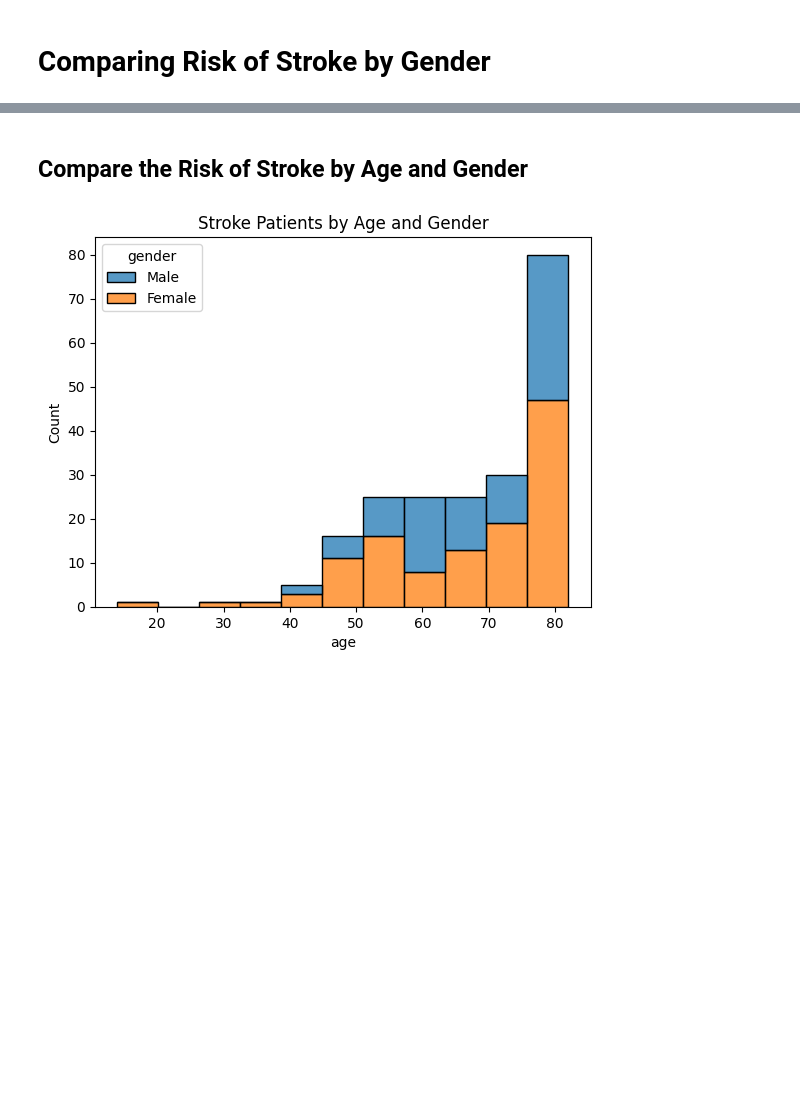
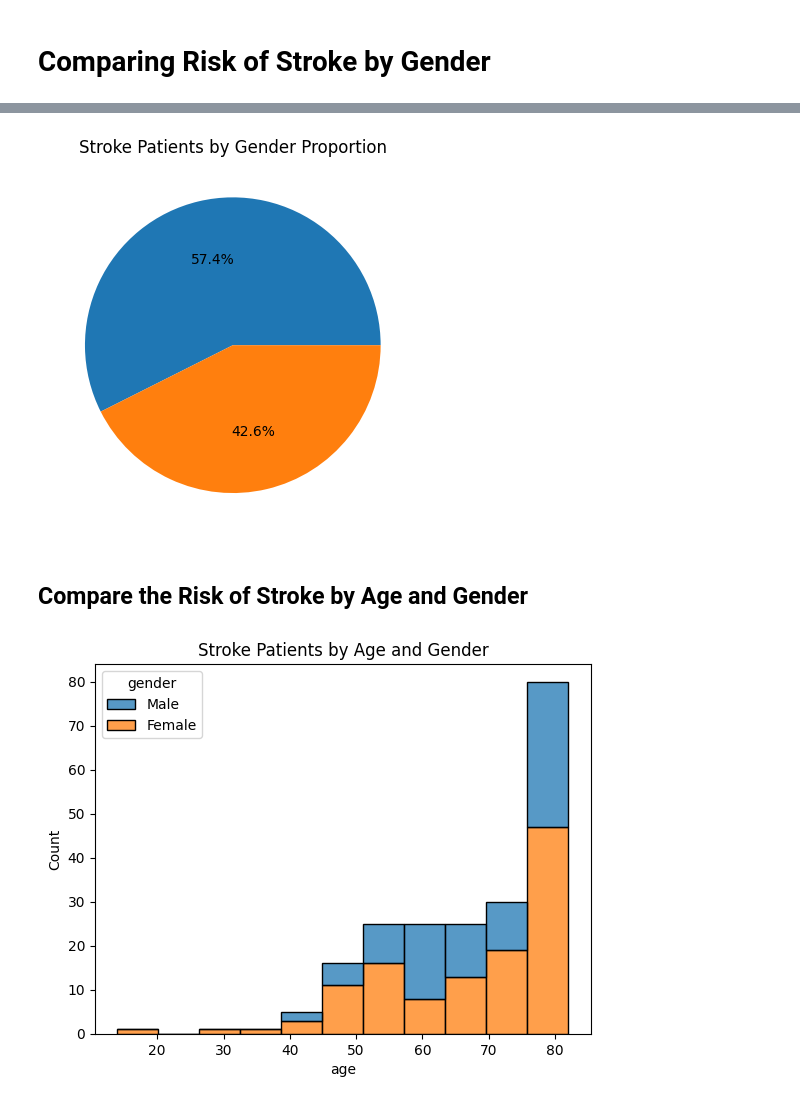
Before and after one commit to Doclikam/Capstone-project-Stroke-Risk-Factors, a Jupyter notebook: Stroke_Risk_Factors.ipynb, the cells around one changed output, grey strips where cells are left out. Drawn from its saved outputs; the diff is of its cells as text; code cells hidden in the pictures; blank space fills up the shorter version.

```diff
--- a/Stroke_Risk_Factors.ipynb
+++ b/Stroke_Risk_Factors.ipynb
@@ -232,3 +221,9 @@ plt.pie()
+# %%
+plt.pie(gender_count, autopct='%1.1f%%' )
+plt.title('Stroke Patients by Gender Proportion')
+plt.show()
+# %% [output]
+[figure, added]
 # %% [markdown]
 ## **Compare the Risk of Stroke by Age and Gender**
 # %%
```
Also changed, not shown: parts of 37 cells of this notebook.
